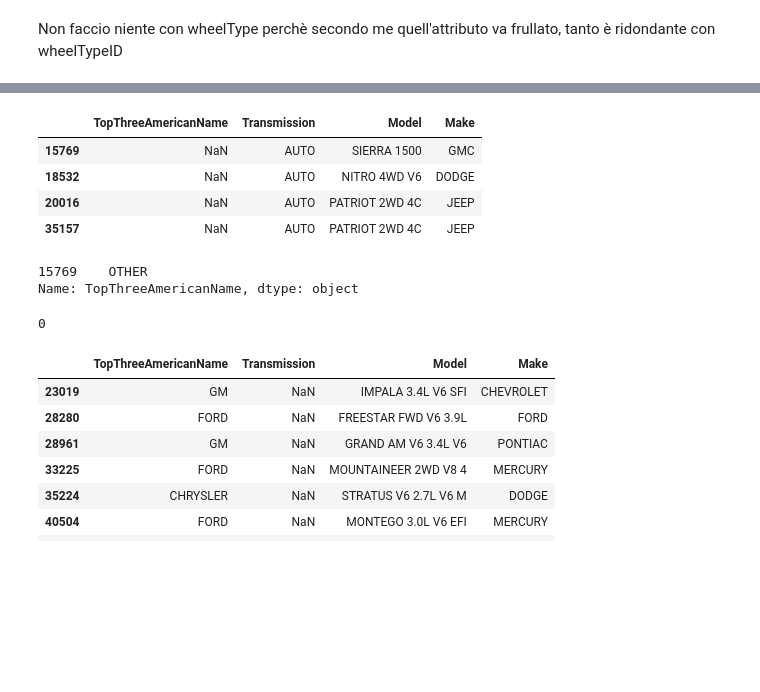
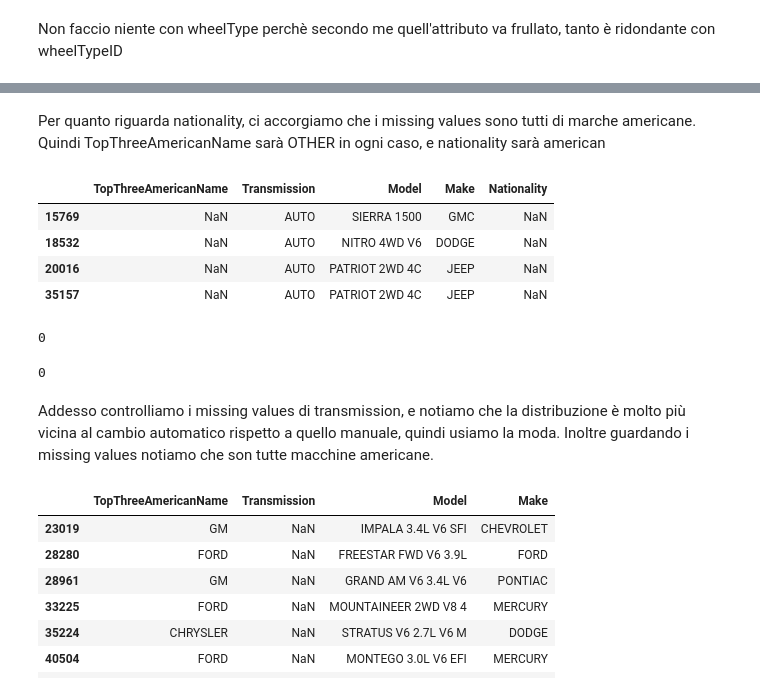
Before and after one commit to andybbruno/DataMining, a Jupyter notebook: DataUnderstanding.ipynb, the cells around one changed output, grey strips where cells are left out. Saved outputs shown, nothing was run; the diff lists cells and outputs as text; code cells hidden in the pictures; blank space fills up the shorter version.

Commit message:
finiti missing values, aggiunte giustificazioni

```diff
--- a/DataUnderstanding.ipynb
+++ b/DataUnderstanding.ipynb
@@ -12,7 +12,7 @@ import seaborn as sns
 from collections import defaultdict
 from scipy.stats.stats import pearsonr
 # %%
-df = pd.read_csv('test.csv')
+df = pd.read_csv('training.csv')
 # %%
 df.head()
 # %% [output]
@@ -385,14 +385,10 @@ plot = df['Region'].value_counts().plot(kind='bar')
 [figure]
 # %%
 sost = []
-
-df['Trim'].fillna('NaN', inplace=True)
 
 for i in df['Trim']:
     if i == 'Bas':
         sost.append('YES')
-    elif i == 'NaN':
-        sost.append('UNKNOWN')
     else:
         sost.append("NO")
 
@@ -474,22 +453,25 @@ pclass_xt.plot(kind='bar', stacked=True)
+# %% [markdown]
+Per quanto riguarda nationality, ci accorgiamo che i missing values sono tutti di marche americane. Quindi TopThreeAmericanName sarà OTHER in ogni caso, e nationality sarà american
 # %%
-df[df['Nationality'].isnull()][['TopThreeAmericanName', 'Transmission', 'Model', 'Make']]
+df[df['Nationality'].isnull()][['TopThreeAmericanName', 'Transmission', 'Model', 'Make', 'Nationality']]
 # %% [output]
-|  | TopThreeAmericanName | Transmission | Model | Make |
-| 15769 | NaN | AUTO | SIERRA 1500 | GMC |
-| 18532 | NaN | AUTO | NITRO 4WD V6 | DODGE |
-| 20016 | NaN | AUTO | PATRIOT 2WD 4C | JEEP |
-| 35157 | NaN | AUTO | PATRIOT 2WD 4C | JEEP |
+|  | TopThreeAmericanName | Transmission | Model | Make | Nationality |
+| 15769 | NaN | AUTO | SIERRA 1500 | GMC | NaN |
+| 18532 | NaN | AUTO | NITRO 4WD V6 | DODGE | NaN |
+| 20016 | NaN | AUTO | PATRIOT 2WD 4C | JEEP | NaN |
+| 35157 | NaN | AUTO | PATRIOT 2WD 4C | JEEP | NaN |
 # %%
 df['TopThreeAmericanName'].fillna('OTHER', inplace=True)
 df['TopThreeAmericanName'].isnull().sum()
 # %% [output]
-15769    OTHER
-Name: TopThreeAmericanName, dtype: object
+0
 # %%
 df['Nationality'].fillna('OTHER', inplace=True)
 df['Nationality'].isnull().sum()
 # %% [output]
 0
+# %% [markdown]
+Addesso controlliamo i missing values di transmission, e notiamo che la distribuzione è molto più vicina al cambio automatico rispetto a quello manuale, quindi usiamo la moda. Inoltre guardando i missing values notiamo che son tutte macchine americane.
 # %%
 df[df['Transmission'].isnull()][['TopThreeAmericanName', 'Transmission', 'Model', 'Make']]
 # %% [output]
```
Also changed, not shown: parts of 29 cells of this notebook.
